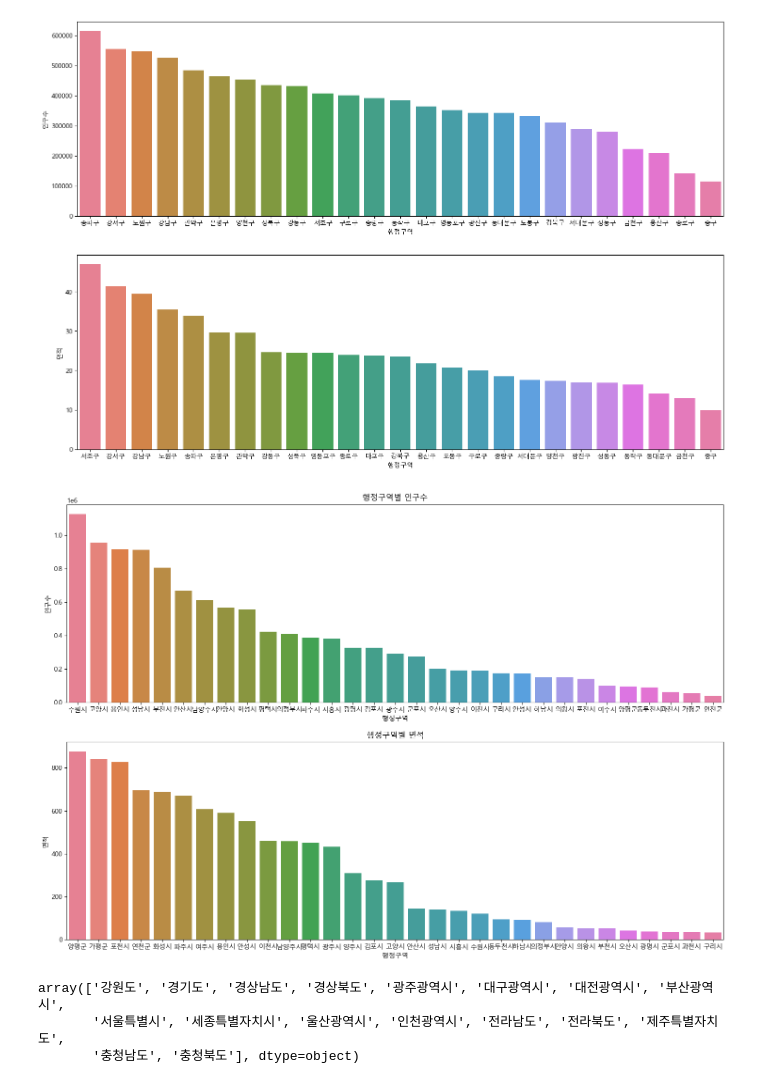
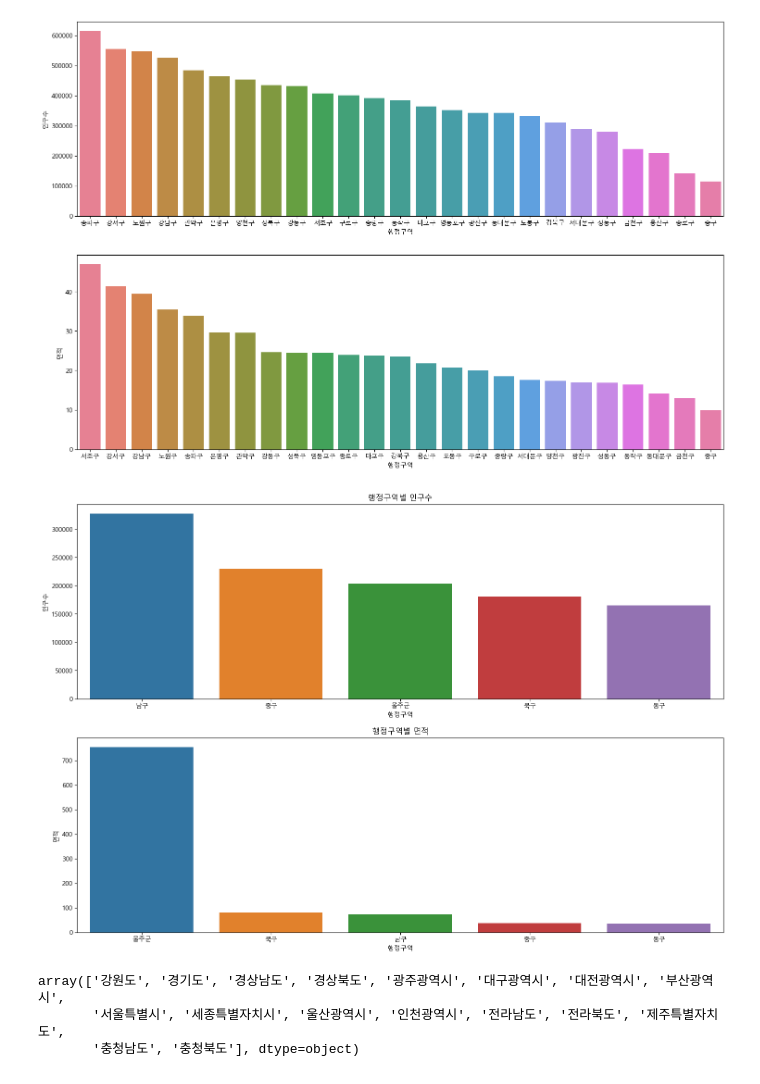
Before and after one commit to adunto/Python_WebScraping_Analysis, a Jupyter notebook: 03-1.행정구역정보_분석과시각화.ipynb, the cells around one changed output. Saved outputs shown, nothing was run; the diff lists cells and outputs as text; code cells hidden in the pictures.

```diff
--- a/03-1.행정구역정보_분석과시각화.ipynb
+++ b/03-1.행정구역정보_분석과시각화.ipynb
@@ -1003,9 +1011,9 @@ def show_pop_area(sido_name):
 
     plt.show()
 # %%
-show_pop_area('경기도')
+show_pop_area('울산광역시')
 # %% [output]
-[figure, old version]
+[figure, new version]
 # %%
 df['광역시도'].unique()
 # %% [output]
```
Also changed, not shown: parts of 15 cells of this notebook, 7 other files.
